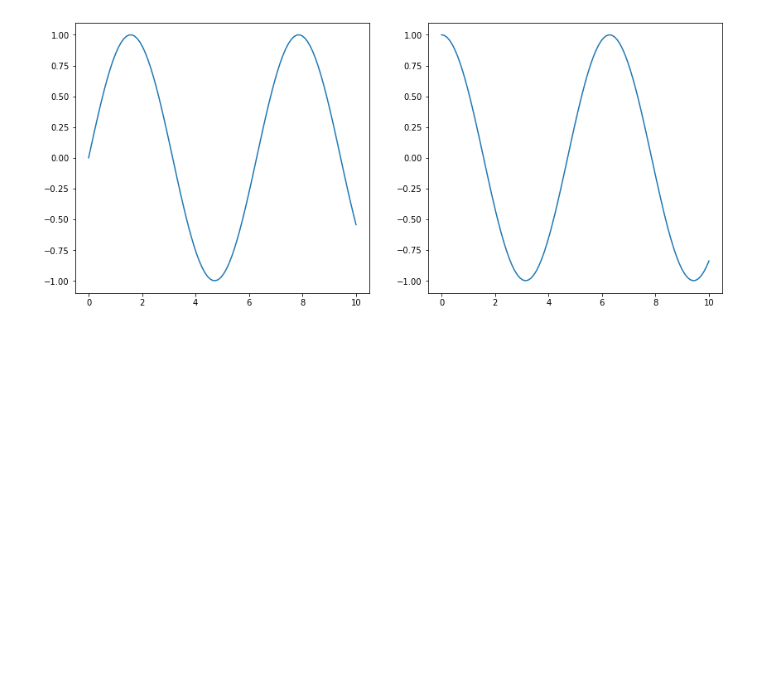
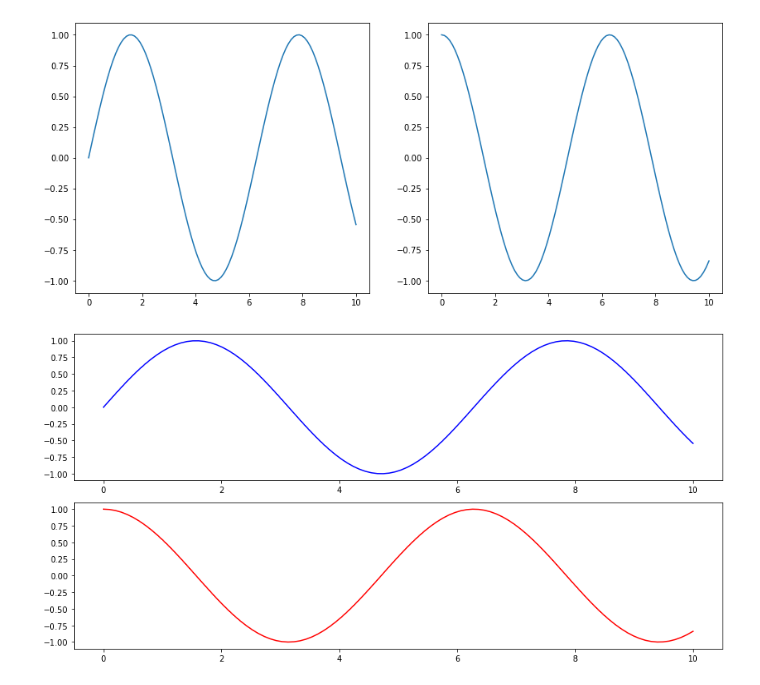
Before and after one commit to uannabi/MatPlotLibGraph, a Jupyter notebook: LineGraph.ipynb, the cells around one changed output. Drawn from its saved outputs; the diff is of its cells as text; code cells hidden in the pictures; blank space fills up the shorter version.

Commit message:
2 row 1 column graph

```diff
--- a/LineGraph.ipynb
+++ b/LineGraph.ipynb
@@ -239,3 +239,17 @@ plt.plot(x,y2)
 # %% [output]
 [<matplotlib.lines.Line2D at 0x...>]
 [figure]
+# %%
+# Display multiple plots in one figure (2 row & 1 columns)
+plt.figure(figsize=(12,6))
+x = np.linspace(0, 10, 100)
+y1 = np.sin(x) # Sine Graph
+y2 = np.cos(x) # cosine graph
+plt.subplot(2,1,1)
+plt.plot(x,y1, "b-")
+plt.subplot(2,1,2)
+plt.plot(x,y2, "r-")
+plt.tight_layout()
+plt.show()
+# %% [output]
+[figure, added]
```
